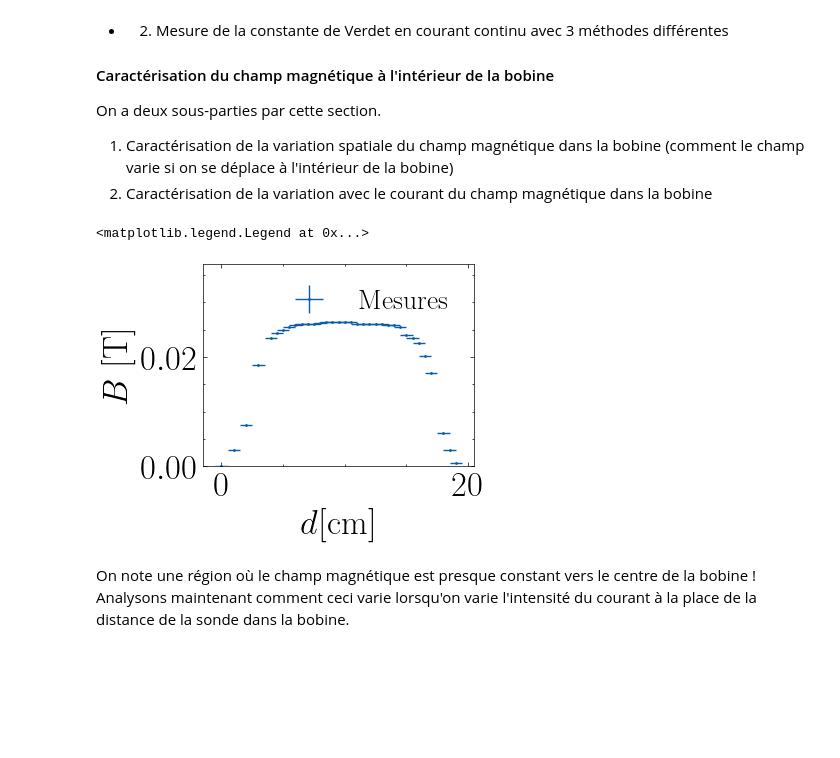
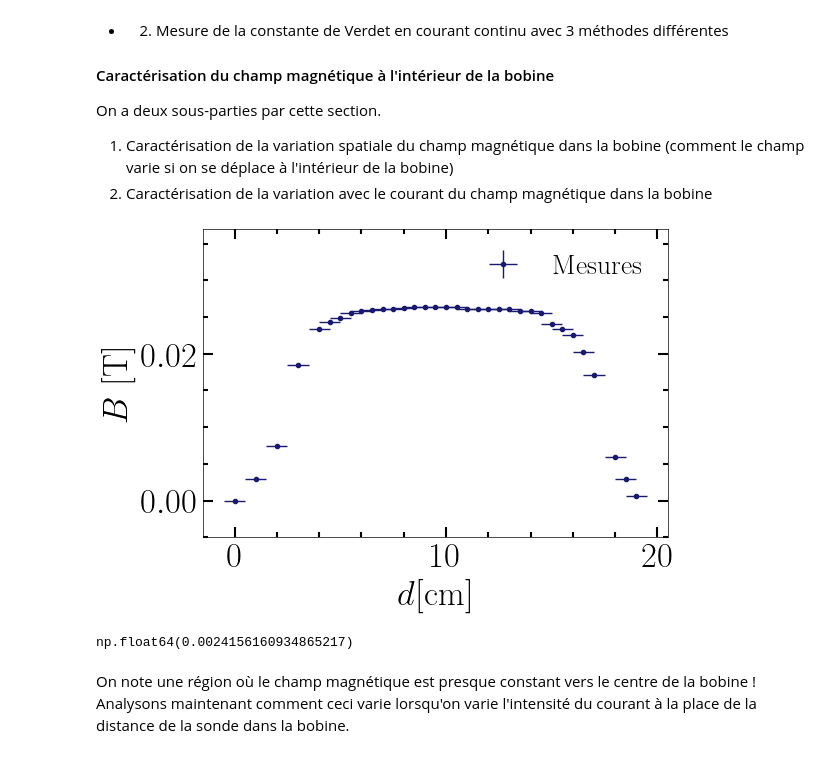
Before and after one commit to EnceladeCandy/phy3040, a Jupyter notebook: notebooks/faraday.ipynb, the cells around one changed output. Drawn from its saved outputs; the diff is of its cells as text; code cells hidden in the pictures; blank space fills up the shorter version.

```diff
--- a/notebooks/faraday.ipynb
+++ b/notebooks/faraday.ipynb
@@ -58,24 +58,32 @@ def preprocess_B(raw_B, range = 30):
 # %%
 # Importer les données
 data = np.loadtxt(data_folder + "d_vs_B.txt", skiprows=1)
 D = data[:, 0] # cm
 B = preprocess_B(data[:, 1], range = 30) # Tesla
 
+fig, ax = plt.subplots(1, 1, figsize = (6, 4))
 # Importer les incertitudes
 std_data = np.loadtxt(data_folder + "incertitude.txt", skiprows=1)
 std_B = preprocess_B(std_data[:, 1], range = 30).std(ddof = 1)# Tesla
-std_Ib = preprocess_B(std_data[:, 0], range = 30).std(ddof = 1) # icnertitude courant bobine (A)
+std_Ib = std_data[:, 0].std(ddof = 1) # icnertitude courant bobine (A)
 std_D = 0.5 # cm
 
-plt.errorbar(D, B, xerr = 0.5, yerr = std_B, fmt = ".", label = "Mesures", markersize = 2)
-plt.xlabel(r"$d$[cm]")
-plt.ylabel(r"$B$ [T]")
+ax.errorbar(D, B, xerr = 0.5, yerr = std_B, fmt = ".", label = "Mesures",
+             color = "midnightblue")
+ax.set_xlabel(r"$d$[cm]")
+ax.set_ylabel(r"$B$ [T]")
 # plt.xlim([0, 23])
-plt.ylim([0, B.max() * 1.4])
-plt.legend(loc = "upper right")
+ax.set_ylim([B.min()-0.005, B.max() * 1.4])
+ax.tick_params(which = 'major', axis = 'both', length = 7, width = 1.5)
+ax.tick_params(which = 'minor', axis = 'both', length = 3.5, width = 1.5)
+ax.legend(loc = "upper right")
+plt.savefig(figure_folder + "b_vs_distance.pdf", bbox_inches = "tight")
 # %% [output]
-<matplotlib.legend.Legend at 0x...>
-[figure, old version]
+[figure, new version]
+# %%
+std_Ib
+# %% [output]
+np.float64(0.0024156160934865217)
 # %% [markdown]
 On note une région où le champ magnétique est presque constant vers le centre de la bobine ! Analysons maintenant comment ceci varie lorsqu'on varie l'intensité du courant à la place de la distance de la sonde dans la bobine.
 # %%
```
Also changed, not shown: parts of 23 cells of this notebook.
